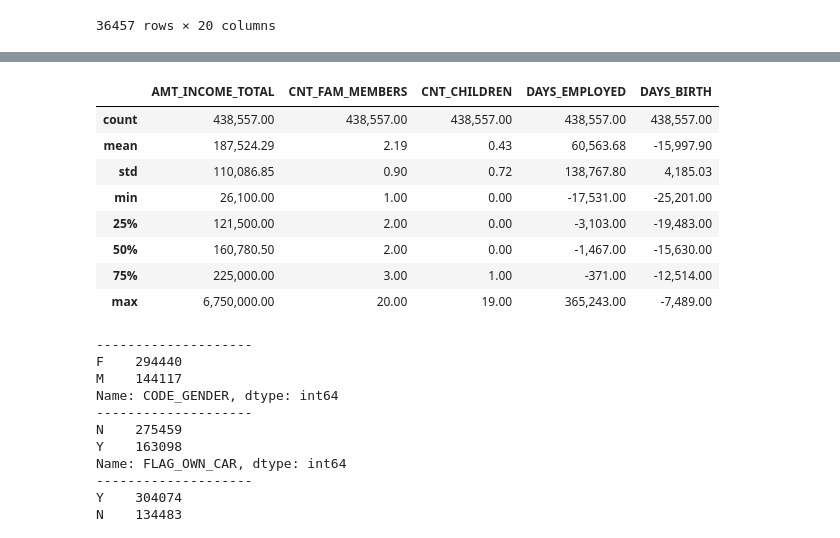
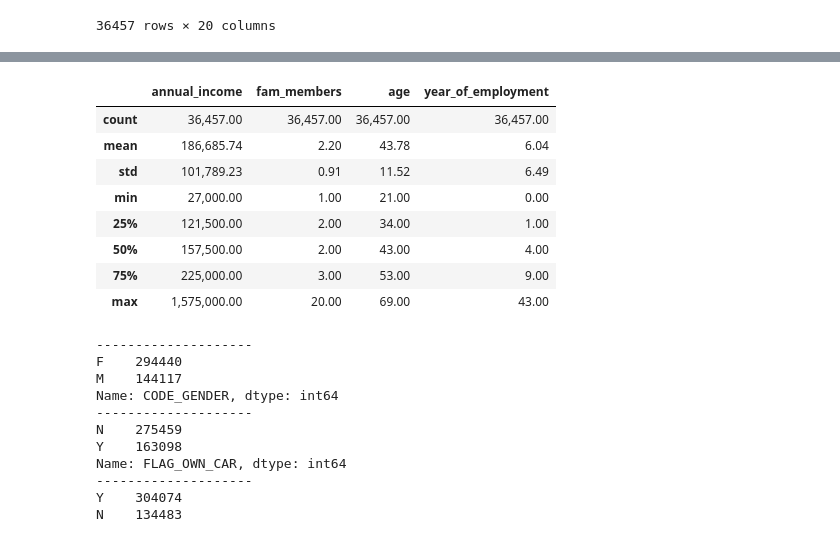
Before and after one commit to difercast/credit-card-risk-management, a Jupyter notebook: src/2-eda-featuring-eng.ipynb, the cells around one changed output, grey strips where cells are left out. Cells and saved outputs as stored; diff of their text form; code cells hidden in the pictures.

```diff
--- a/src/2-eda-featuring-eng.ipynb
+++ b/src/2-eda-featuring-eng.ipynb
@@ -152,0 +137,24 @@ Name: ID, Length: 45985, dtype: int64
+# %%
+# Renombramos las columnas
+df.columns = map(str.lower, df.columns)
+df = df.rename(columns= {'id': 'id',
+                'code_gender': 'gender',
+                'flag_own_car': 'car',
+                'flag_own_realty': 'property',
+                'cnt_children': 'children',
+                'amt_income_total': 'annual_income',
+                'name_income_type': 'income_type',
+                'name_education_type': 'education_type',
+                'name_family_status': 'family_status',
+                'name_housing_type': 'housing_type',
+                'days_birth': 'birth_date',
+                'days_employed': 'employment',
+                'flag_mobil': 'mobile_phone',
+                'flag_work_phone': 'work_phone',
+                'flag_phone': 'phone',
+                'flag_email': 'email',
+                'occupation_type': 'occupation_type',
+                'cnt_fam_members': 'fam_members',
+                'months_balance': 'months_balance',
+                'status': 'status'})
+df.head(10)
@@ -182,2 +198,11 @@ application_df = application_df.drop(columns=['OCCUPATION_TYPE'])
+# %%
+# Rename de occupation that are nulls
+df['occupation_type'] = df['occupation_type'].fillna('Others')
+# %%
+# Set the birth date and employment as positive values
+df['age'] = df['birth_date'].apply(lambda x: round(x/-365, 0))
+df['year_of_employment'] = df['employment'].apply(lambda x: round(x/-365, 0) if x< 0 else 0)
+
+df = df.drop(columns=['birth_date','employment'])
 # %%
 # Análisis del tipo de datos
@@ -203,17 +227,17 @@ CNT_FAM_MEMBERS        float64
 dtype: object
 # %%
 # Análisis de variables numéricas
-application_df[['AMT_INCOME_TOTAL','CNT_FAM_MEMBERS','CNT_CHILDREN','DAYS_EMPLOYED','DAYS_BIRTH']].describe()
+df[['annual_income','fam_members', 'age', 'year_of_employment']].describe()
 # %% [output]
-|  | AMT_INCOME_TOTAL | CNT_FAM_MEMBERS | CNT_CHILDREN | DAYS_EMPLOYED | DAYS_BIRTH |
-| count | 438,557.00 | 438,557.00 | 438,557.00 | 438,557.00 | 438,557.00 |
-| mean | 187,524.29 | 2.19 | 0.43 | 60,563.68 | -15,997.90 |
-| std | 110,086.85 | 0.90 | 0.72 | 138,767.80 | 4,185.03 |
-| min | 26,100.00 | 1.00 | 0.00 | -17,531.00 | -25,201.00 |
-| 25% | 121,500.00 | 2.00 | 0.00 | -3,103.00 | -19,483.00 |
-| 50% | 160,780.50 | 2.00 | 0.00 | -1,467.00 | -15,630.00 |
-| 75% | 225,000.00 | 3.00 | 1.00 | -371.00 | -12,514.00 |
-| max | 6,750,000.00 | 20.00 | 19.00 | 365,243.00 | -7,489.00 |
+|  | annual_income | fam_members | age | year_of_employment |
+| count | 36,457.00 | 36,457.00 | 36,457.00 | 36,457.00 |
+| mean | 186,685.74 | 2.20 | 43.78 | 6.04 |
+| std | 101,789.23 | 0.91 | 11.52 | 6.49 |
+| min | 27,000.00 | 1.00 | 21.00 | 0.00 |
+| 25% | 121,500.00 | 2.00 | 34.00 | 1.00 |
+| 50% | 157,500.00 | 2.00 | 43.00 | 4.00 |
+| 75% | 225,000.00 | 3.00 | 53.00 | 9.00 |
+| max | 1,575,000.00 | 20.00 | 69.00 | 43.00 |
 # %%
 # Análisis de variable categóricas
 for column in ['CODE_GENDER','FLAG_OWN_CAR','FLAG_OWN_REALTY','NAME_INCOME_TYPE','NAME_EDUCATION_TYPE','NAME_FAMILY_STATUS','NAME_HOUSING_TYPE','FLAG_MOBIL','FLAG_WORK_PHONE','FLAG_PHONE','FLAG_EMAIL']:
```
Also changed, not shown: parts of 12 cells of this notebook.
